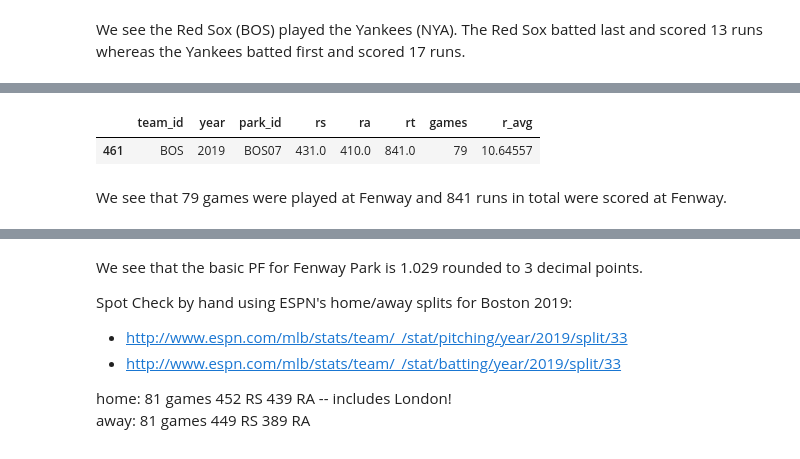
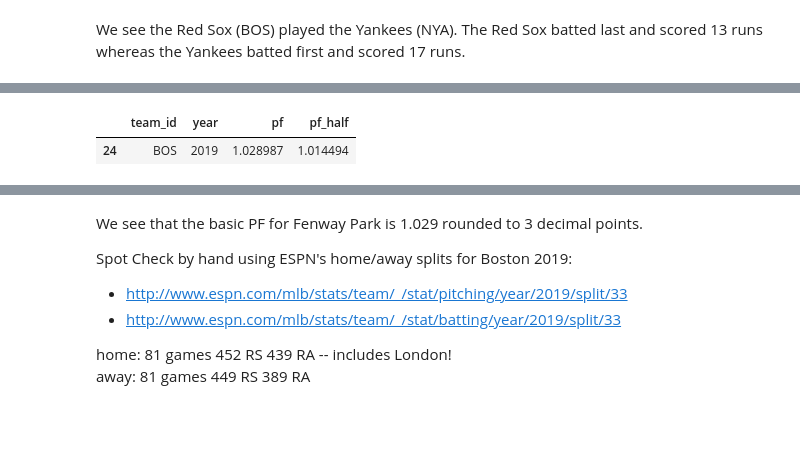
Before and after one commit to sdiehl28/baseball-analytics, a Jupyter notebook: baseball_jupyter_nb/03a_ParkFactor_CSV.ipynb, the cells around one changed output, grey strips where cells are left out. Saved outputs shown, nothing was run; the diff lists cells and outputs as text; code cells hidden in the pictures; blank space fills up the shorter version.

```diff
--- a/baseball_jupyter_nb/03a_ParkFactor_CSV.ipynb
+++ b/baseball_jupyter_nb/03a_ParkFactor_CSV.ipynb
@@ -257,0 +358,10 @@ home_parks = find_home_parks(rt)
+# %%
+def compute_pf(home_parks_runs, road_totals):
+    # ensure the indexes are the same before dividing
+    hp = home_parks_runs.reset_index().set_index(['team_id', 'year'])
+    pf = hp['r_avg'] / road_totals['r_avg']
+    pf = pf.to_frame().reset_index()
+    pf = pf.rename(columns={'r_avg':'pf'})
+    pf['pf_half'] = (1+pf['pf']) / 2
+
+    return pf
@@ -257,0 +381,22 @@ home_parks = find_home_parks(rt)
+# %%
+# find which games to remove and remove them
+tg_parks = create_tg_parks(team_game, game)
+home_parks = create_home_parks(tg_parks)
+home_parks_bats_last = create_home_parks_bats_last(home_parks, team_game, tg_parks)
+team_game = remove_games(home_parks_bats_last, team_game)
+
+# recompute tg_parks with fewer games
+tg_parks = create_tg_parks(team_game, game)
+# %%
+# compute runs scored and runs allowed
+runs_scored = compute_runs_scored(tg_parks)
+runs_allowed = compute_runs_allowed(tg_parks)
+runs_total = compute_runs_total(runs_scored, runs_allowed)
+# %%
+# compute runs scored and allowed at each team's home park, and on the road
+home_parks_runs = create_home_parks_runs(runs_total)
+road_parks_runs = create_road_parks_runs(runs_total)
+road_runs_totals = compute_road_totals(road_parks_runs)
+
+# compute the basic Park Factor
+pf = compute_pf(home_parks_runs, road_runs_totals)
@@ -258,8 +412,5 @@ home_parks = find_home_parks(rt)
 # %%
-# home park for Boston
-home_parks.query('team_id == "BOS" and year==2019')
+pf.query('team_id == "BOS" and year == 2019')
 # %% [output]
-|  | team_id | year | park_id | rs | ra | rt | games | r_avg |
-| 461 | BOS | 2019 | BOS07 | 431.0 | 410.0 | 841.0 | 79 | 10.64557 |
+|  | team_id | year | pf | pf_half |
+| 24 | BOS | 2019 | 1.028987 | 1.014494 |
-# %% [markdown]
-We see that 79 games were played at Fenway and 841 runs in total were scored at Fenway.
```
Also changed, not shown: parts of 60 cells of this notebook.
